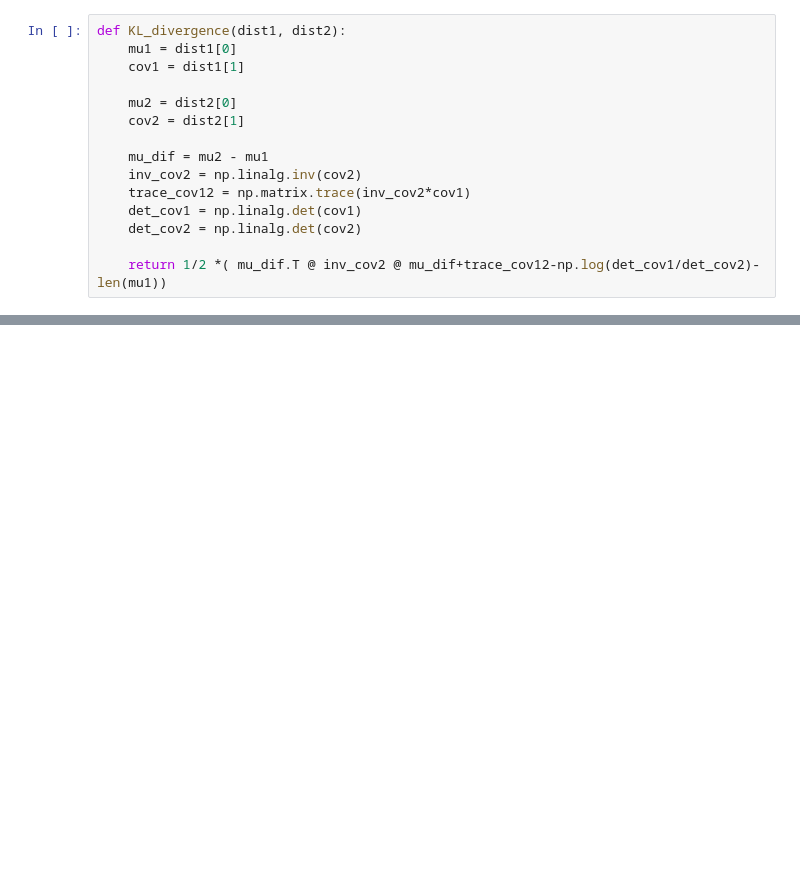
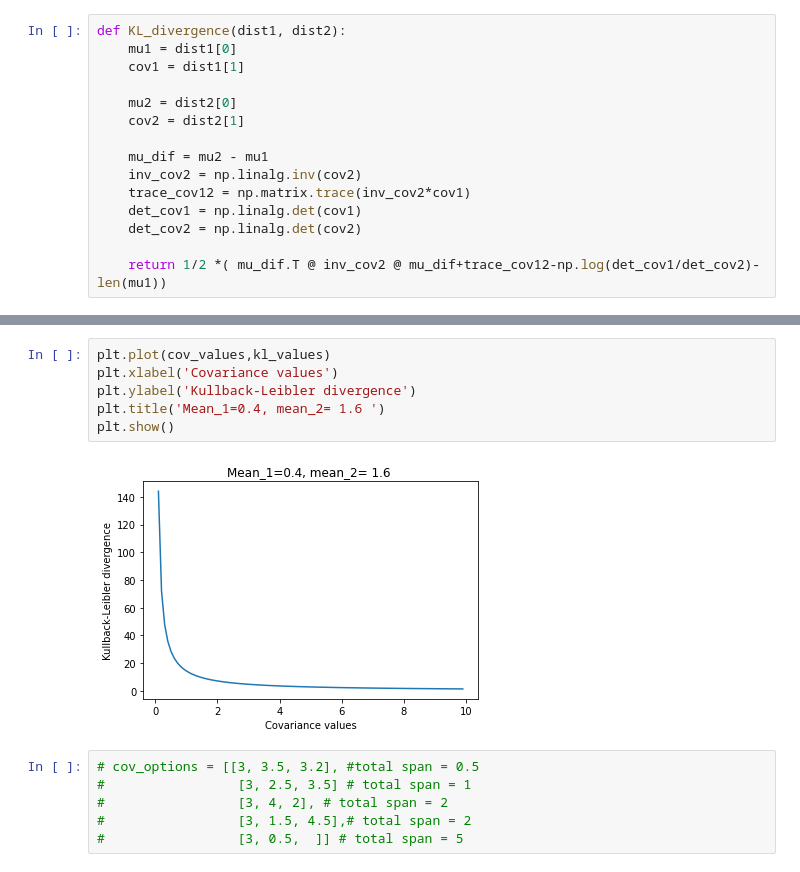
Before and after one commit to romyho-w/Thesis_FL_Ectrie, a Jupyter notebook: FL_HE_2/Simulation_Data.ipynb, the cells around one changed output, grey strips where cells are left out. Cells and saved outputs as stored; diff of their text form; blank space fills up the shorter version.

```diff
--- a/FL_HE_2/Simulation_Data.ipynb
+++ b/FL_HE_2/Simulation_Data.ipynb
@@ -212,0 +246,14 @@ Best model, iter: 1, acc: 0.6610000133514404
+# %%
+plt.plot(cov_values,kl_values)
+plt.xlabel('Covariance values')
+plt.ylabel('Kullback-Leibler divergence')
+plt.title('Mean_1=0.4, mean_2= 1.6 ')
+plt.show()
+# %% [output]
+[figure, added]
+# %%
+# cov_options = [[3, 3.5, 3.2], #total span = 0.5
+#                 [3, 2.5, 3.5] # total span = 1
+#                 [3, 4, 2], # total span = 2
+#                 [3, 1.5, 4.5],# total span = 2
+#                 [3, 0.5,  ]] # total span = 5
```
Also changed, not shown: parts of 56 cells of this notebook, 4 other files.
